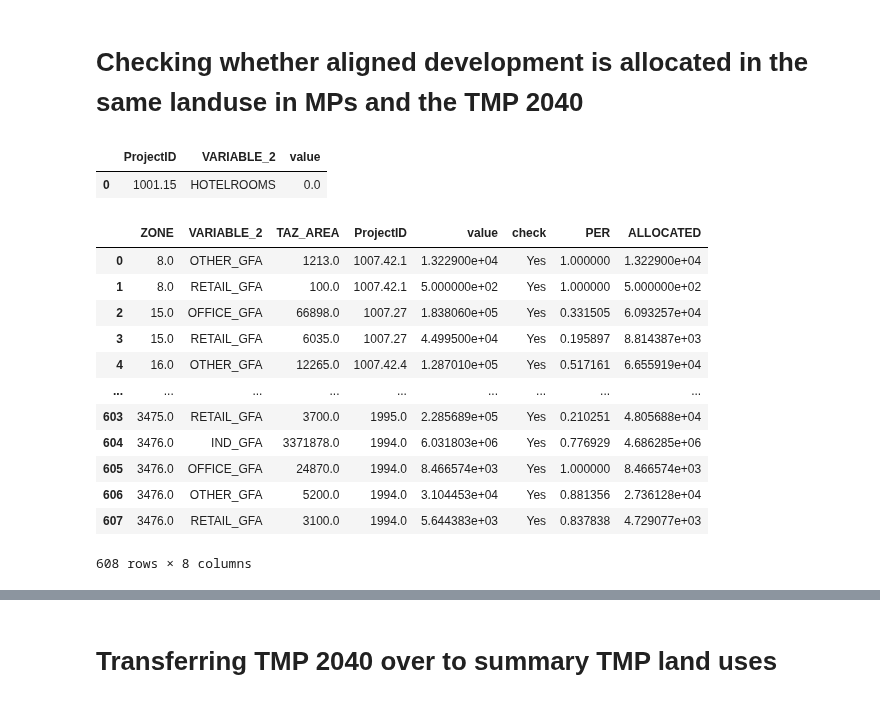
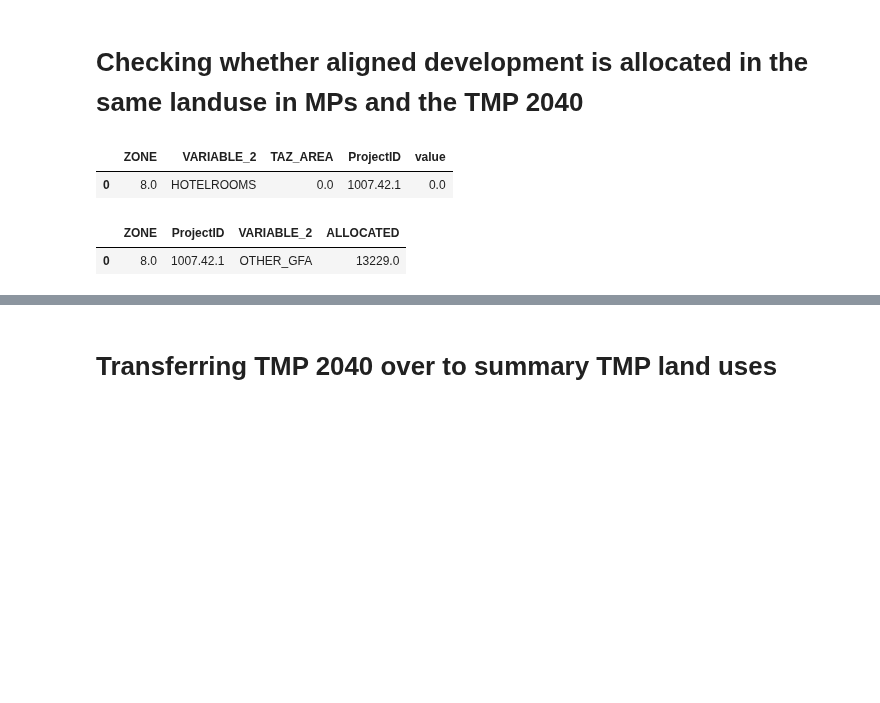
Before and after one commit to BuroHappoldLegacySoup/PlanCapitalLandModel, a Jupyter notebook: Module 1 Masterplan to TAZ Allocation.ipynb, the cells around one changed output, grey strips where cells are left out. Saved outputs shown, nothing was run; the diff lists cells and outputs as text; code cells hidden in the pictures; blank space fills up the shorter version.

```diff
--- a/Module 1 Masterplan to TAZ Allocation.ipynb
+++ b/Module 1 Masterplan to TAZ Allocation.ipynb
@@ -286,33 +286,29 @@ masterplan_aligned_tmp_res_split.head(1)
 | 0 | 1001.15 | RES_GFA | No | 239170.0 |
 # %% [markdown]
 # Checking whether aligned development is allocated in the same landuse in MPs and the TMP 2040
-# %%
-masterplan_aligned_tmp_nonres_split.head(1)
-# %% [output]
-|  | ProjectID | VARIABLE_2 | value |
-| 0 | 1001.15 | HOTELROOMS | 0.0 |
+# %%
+# Creating dataframe for allocating non-masterplan aligned development to TAZs
+
+masterplan_aligned_nonres = tmp_2040_areas_long_summary.copy()
+masterplan_aligned_nonres = masterplan_aligned_nonres[~masterplan_aligned_nonres['ProjectID'].isna()].reset_index(drop = True)
+masterplan_aligned_nonres = masterplan_aligned_nonres[masterplan_aligned_nonres['VARIABLE_2'] !='RES_GFA'].rename({'value':'TAZ_AREA'},axis = 1)
+masterplan_aligned_nonres = masterplan_aligned_nonres.merge(masterplan_aligned_tmp_nonres_split, how = 'left', on = ['ProjectID','VARIABLE_2'])
+masterplan_aligned_nonres.head(1)
+# %% [output]
+|  | ZONE | VARIABLE_2 | TAZ_AREA | ProjectID | value |
+| 0 | 8.0 | HOTELROOMS | 0.0 | 1007.42.1 | 0.0 |
 # %%
-test = tmp_2040_areas_long_summary.copy()
-test = test[~test['ProjectID'].isna()].reset_index(drop = True)
-test = test[test['VARIABLE_2'] !='RES_GFA'].rename({'value':'TAZ_AREA'},axis = 1)
-test = test.merge(masterplan_aligned_tmp_nonres_split, how = 'left', on = ['ProjectID','VARIABLE_2'])
-test['check'] = test.apply(lambda row: 'Yes' if (row['TAZ_AREA'] > 0) & (row['value'] > 0) else 'No',axis = 1)
-test  = test[test['check'] == 'Yes'].reset_index(drop = True)
-test['PER'] = test.groupby(['ProjectID','VARIABLE_2'])['TAZ_AREA'].transform('sum')
-test['PER'] = test.apply(lambda row: row['TAZ_AREA']/row['PER'],axis = 1)
-test['ALLOCATED'] = test.apply(lambda row: row['value']*row['PER'],axis = 1)
-test
+# Allocating non-residential floorspace where masterplans and TAZs matxh up
+
+masterplan_aligned_nonres_1 = masterplan_aligned_nonres.copy()
+masterplan_aligned_nonres_1['check'] = masterplan_aligned_nonres.apply(lambda row: 'Yes' if (row['TAZ_AREA'] > 0) & (row['value'] > 0) else 'No',axis = 1)
+masterplan_aligned_nonres_1  = masterplan_aligned_nonres_1[masterplan_aligned_nonres_1['check'] == 'Yes'].reset_index(drop = True)
+masterplan_aligned_nonres_1['PER'] = masterplan_aligned_nonres_1.groupby(['ZONE','VARIABLE_2'])['TAZ_AREA'].transform('sum')
+masterplan_aligned_nonres_1['value'].sum()
+masterplan_aligned_nonres_1['PER'] = masterplan_aligned_nonres_1.apply(lambda row: row['TAZ_AREA']/row['PER'],axis = 1)
+masterplan_aligned_nonres_1['ALLOCATED'] = masterplan_aligned_nonres_1.apply(lambda row: row['value']*row['PER'],axis = 1)
+masterplan_aligned_nonres_1 = masterplan_aligned_nonres_1[['ZONE','ProjectID','VARIABLE_2','ALLOCATED']]
+masterplan_aligned_nonres_1.head(1)
 # %% [output]
-|  | ZONE | VARIABLE_2 | TAZ_AREA | ProjectID | value | check | PER | ALLOCATED |
-| 0 | 8.0 | OTHER_GFA | 1213.0 | 1007.42.1 | 1.322900e+04 | Yes | 1.000000 | 1.322900e+04 |
-| 1 | 8.0 | RETAIL_GFA | 100.0 | 1007.42.1 | 5.000000e+02 | Yes | 1.000000 | 5.000000e+02 |
-| 2 | 15.0 | OFFICE_GFA | 66898.0 | 1007.27 | 1.838060e+05 | Yes | 0.331505 | 6.093257e+04 |
-| 3 | 15.0 | RETAIL_GFA | 6035.0 | 1007.27 | 4.499500e+04 | Yes | 0.195897 | 8.814387e+03 |
-| 4 | 16.0 | OTHER_GFA | 12265.0 | 1007.42.4 | 1.287010e+05 | Yes | 0.517161 | 6.655919e+04 |
-| ... | ... | ... | ... | ... | ... | ... | ... | ... |
-| 603 | 3475.0 | RETAIL_GFA | 3700.0 | 1995.0 | 2.285689e+05 | Yes | 0.210251 | 4.805688e+04 |
-| 604 | 3476.0 | IND_GFA | 3371878.0 | 1994.0 | 6.031803e+06 | Yes | 0.776929 | 4.686285e+06 |
-| 605 | 3476.0 | OFFICE_GFA | 24870.0 | 1994.0 | 8.466574e+03 | Yes | 1.000000 | 8.466574e+03 |
-| 606 | 3476.0 | OTHER_GFA | 5200.0 | 1994.0 | 3.104453e+04 | Yes | 0.881356 | 2.736128e+04 |
-| 607 | 3476.0 | RETAIL_GFA | 3100.0 | 1994.0 | 5.644383e+03 | Yes | 0.837838 | 4.729077e+03 |
+|  | ZONE | ProjectID | VARIABLE_2 | ALLOCATED |
+| 0 | 8.0 | 1007.42.1 | OTHER_GFA | 13229.0 |
-608 rows × 8 columns
```
Also changed, not shown: parts of 2 cells of this notebook.
